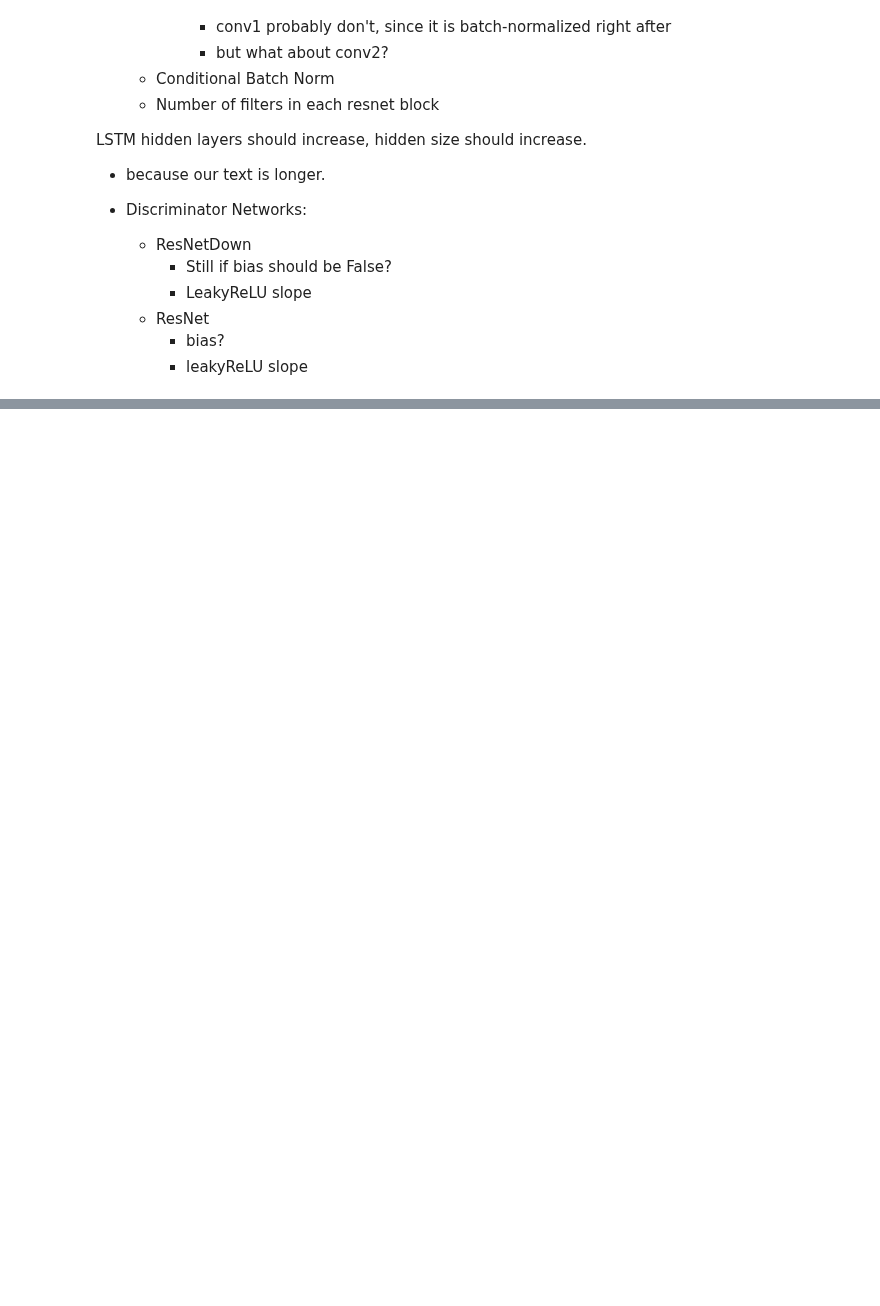
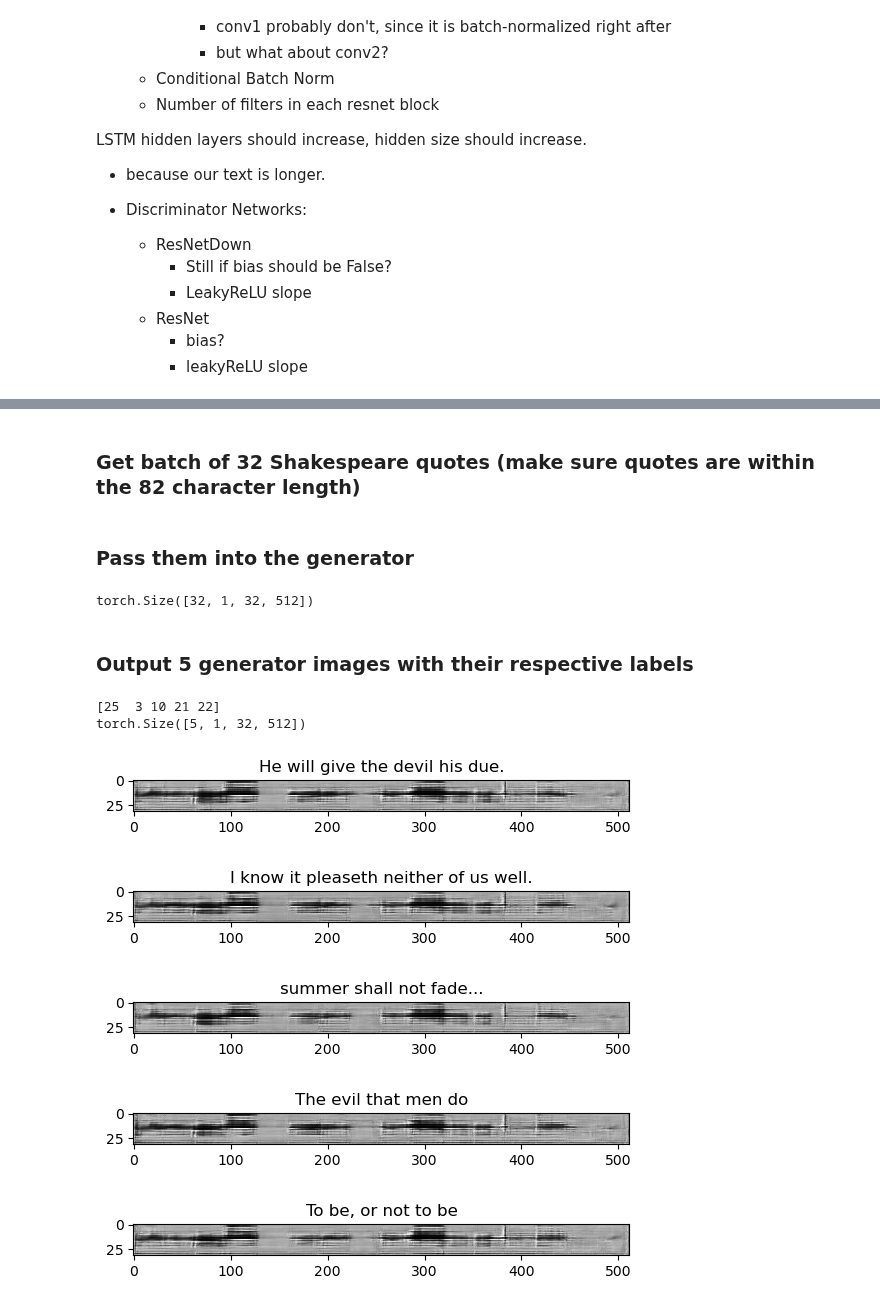
Before and after one commit to nabethg/ScribeSmith, a Jupyter notebook: main_model.ipynb, the cells around one changed output, grey strips where cells are left out. Saved outputs shown, nothing was run; the diff lists cells and outputs as text; code cells hidden in the pictures; blank space fills up the shorter version.

```diff
--- a/main_model.ipynb
+++ b/main_model.ipynb
@@ -1562,0 +1493,8 @@ LSTM hidden layers should increase, hidden size should increase.
+# %%
+encoder = Encoder()
+encoder = load_model(encoder, "2023-08-03_05-48-46_bs32_lrE0.0001_lrG1e-06_lrD1e-06_betas(0, 0.999)_encoder_epoch40_override.pt")
+generator = Generator()
+generator = load_model(generator, "2023-08-03_05-48-46_bs32_lrE0.0001_lrG1e-06_lrD1e-06_betas(0, 0.999)_generator_epoch40_override.pt")
+recognizer = Recognizer()
+recognizer.eval()
+recognizer = load_model(recognizer, "model_recognizer_bs8_lr0.0005_epoch101")
@@ -1562,0 +1537,9 @@ LSTM hidden layers should increase, hidden size should increase.
+# %%
+all_images = LineDataset("./data/lines_improved.txt")
+all_images_loader = DataLoader(all_images, batch_size=128)
+device = torch.device("cuda")
+
+all_fid = FrechetInceptionDistance(feature=2048, reset_real_features=False, normalize=True).to(device)
+for i, (real_image_batch, _) in enumerate(all_images_loader):
+    print(i, real_image_batch.shape)
+    all_fid.update(real_image_batch.repeat(1, 3, 1, 1).to(device), real=True)
@@ -1562,0 +1566,39 @@ LSTM hidden layers should increase, hidden size should increase.
+# %% [markdown]
+### Get batch of 32 Shakespeare quotes (make sure quotes are within the 82 character length)
+# %%
+NUM_TEXTS = 32
+temp = []
+for quote in quotes:
+    ctoi = torch.tensor([char_to_int[char] for char in text])
+    padded_ctoi = F.pad(ctoi, pad=(0, 82-len(ctoi)))
+    temp.append(padded_ctoi)
+pass_to_embedding = torch.stack(temp)
+noise = torch.randn(NUM_TEXTS, generator.noise_dim)
+# %% [markdown]
+### Pass them into the generator
+# %%
+embedding = encoder(pass_to_embedding)
+outputs = generator(noise, embedding)
+print(outputs.shape)
+# %% [output]
+torch.Size([32, 1, 32, 512])
+# %% [markdown]
+### Output 5 generator images with their respective labels
+# %%
+random_indices = np.random.choice(range(0,32), (5,))
+print(random_indices)
+random_images = outputs[torch.tensor(random_indices)]
+print(random_images.shape)
+
+for i in range(5):
+    plt.figure()
+    plt.title(quotes[i])
+    plt.imshow(random_images[i].squeeze(0).detach().numpy(), cmap="gray")
+# %% [output]
+[25  3 10 21 22]
+torch.Size([5, 1, 32, 512])
+[figure, added]
+[figure, added]
+[figure, added]
+[figure, added]
+[figure, added]
```
Also changed, not shown: parts of 21 cells of this notebook, 32 other files.
